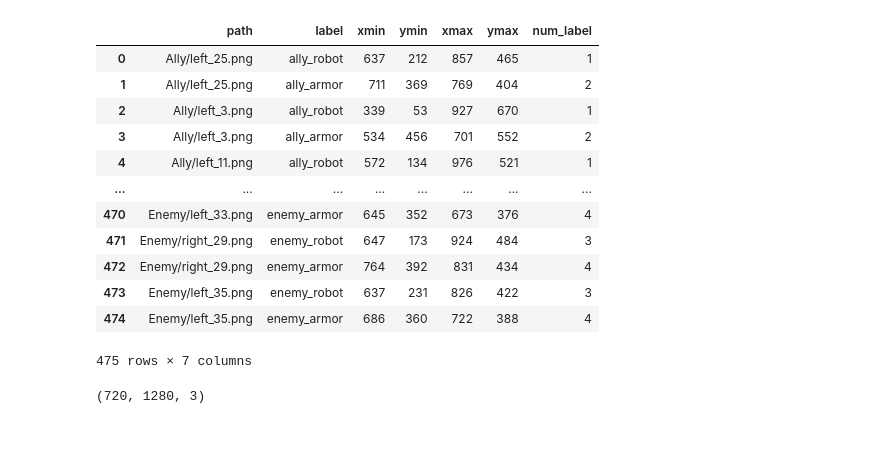
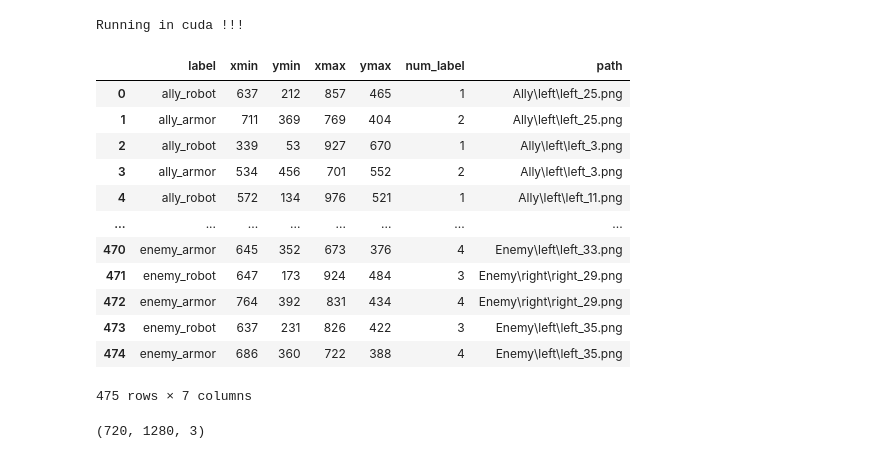
Before and after one commit to KaiHong1015/MLDA_RMUA_CVTask-1, a Jupyter notebook: train.ipynb, the cells around one changed output. Drawn from its saved outputs; the diff is of its cells as text; code cells hidden in the pictures.

```diff
--- a/train.ipynb
+++ b/train.ipynb
@@ -27,21 +27,24 @@ def seed_everything(seed=42):
 
 seed_everything()
 device = torch.device('cuda' if torch.cuda.is_available() else 'cpu')
+print(f'Running in {device} !!!')
+# %% [output]
+Running in cuda !!!
 # %%
-bbox_df = pd.read_csv('../input/xml-to-csv/bbox_df.csv')
+bbox_df = pd.read_csv('data\\bbox_df.csv')
 bbox_df
 # %% [output]
-|  | path | label | xmin | ymin | xmax | ymax | num_label |
-| 0 | Ally/left_25.png | ally_robot | 637 | 212 | 857 | 465 | 1 |
-| 1 | Ally/left_25.png | ally_armor | 711 | 369 | 769 | 404 | 2 |
-| 2 | Ally/left_3.png | ally_robot | 339 | 53 | 927 | 670 | 1 |
-| 3 | Ally/left_3.png | ally_armor | 534 | 456 | 701 | 552 | 2 |
-| 4 | Ally/left_11.png | ally_robot | 572 | 134 | 976 | 521 | 1 |
+|  | label | xmin | ymin | xmax | ymax | num_label | path |
+| 0 | ally_robot | 637 | 212 | 857 | 465 | 1 | Ally\left\left_25.png |
+| 1 | ally_armor | 711 | 369 | 769 | 404 | 2 | Ally\left\left_25.png |
+| 2 | ally_robot | 339 | 53 | 927 | 670 | 1 | Ally\left\left_3.png |
+| 3 | ally_armor | 534 | 456 | 701 | 552 | 2 | Ally\left\left_3.png |
+| 4 | ally_robot | 572 | 134 | 976 | 521 | 1 | Ally\left\left_11.png |
 | ... | ... | ... | ... | ... | ... | ... | ... |
-| 470 | Enemy/left_33.png | enemy_armor | 645 | 352 | 673 | 376 | 4 |
-| 471 | Enemy/right_29.png | enemy_robot | 647 | 173 | 924 | 484 | 3 |
-| 472 | Enemy/right_29.png | enemy_armor | 764 | 392 | 831 | 434 | 4 |
-| 473 | Enemy/left_35.png | enemy_robot | 637 | 231 | 826 | 422 | 3 |
-| 474 | Enemy/left_35.png | enemy_armor | 686 | 360 | 722 | 388 | 4 |
+| 470 | enemy_armor | 645 | 352 | 673 | 376 | 4 | Enemy\left\left_33.png |
+| 471 | enemy_robot | 647 | 173 | 924 | 484 | 3 | Enemy\right\right_29.png |
+| 472 | enemy_armor | 764 | 392 | 831 | 434 | 4 | Enemy\right\right_29.png |
+| 473 | enemy_robot | 637 | 231 | 826 | 422 | 3 | Enemy\left\left_35.png |
+| 474 | enemy_armor | 686 | 360 | 722 | 388 | 4 | Enemy\left\left_35.png |
 475 rows × 7 columns
 # %%
```
Also changed, not shown: parts of 4 cells of this notebook, 6 other files.
